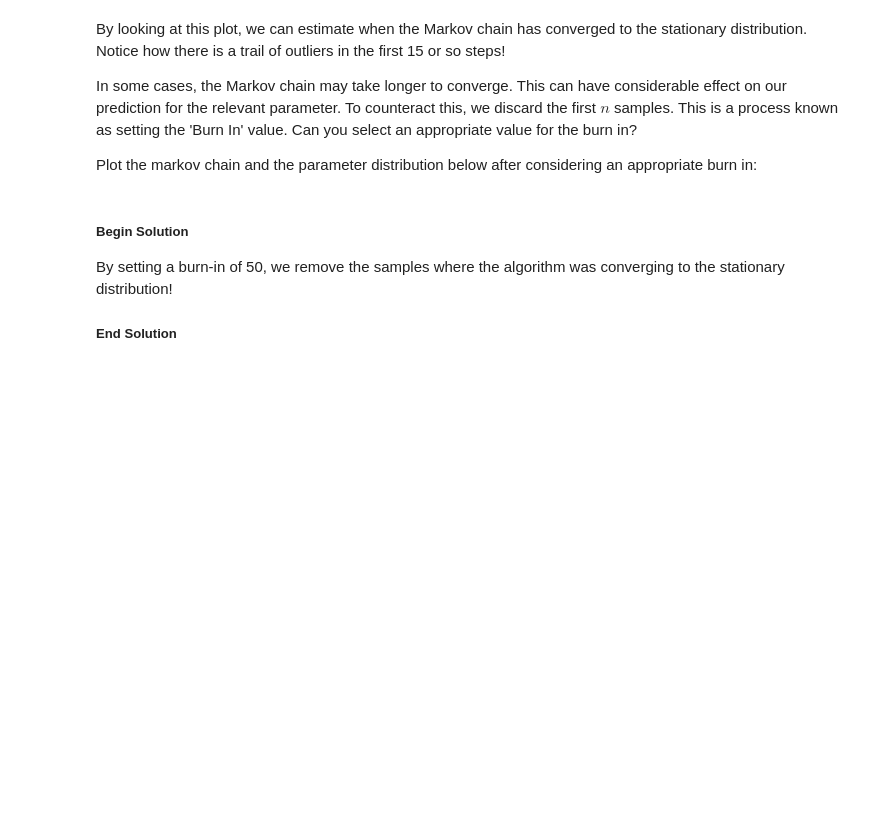
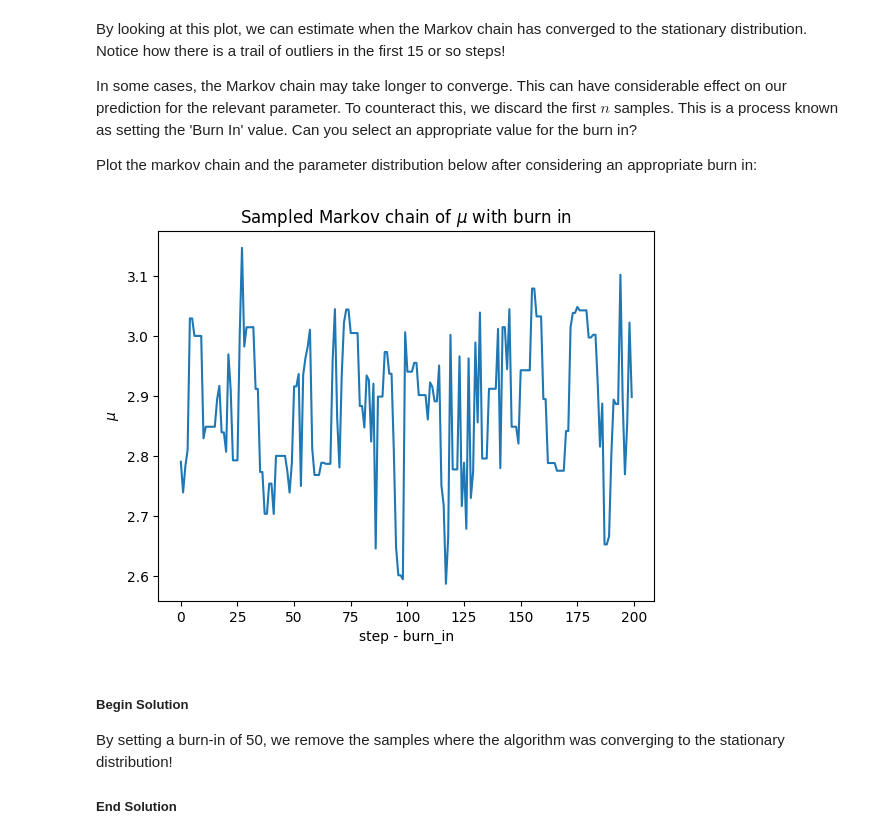
Before and after one commit to maalvarezl/COMP64101-Reasoning-and-Learning-under-Uncertainty-Module, a Jupyter notebook: Labs/Lab 2 - Statistical Inference.ipynb, the cells around one changed output. Cells and saved outputs as stored; diff of their text form; code cells hidden in the pictures; blank space fills up the shorter version.

```diff
--- a/Labs/Lab 2 - Statistical Inference.ipynb
+++ b/Labs/Lab 2 - Statistical Inference.ipynb
@@ -357,15 +366,17 @@ plt.show()
 # %%
 # Begin Solution:
-burn_in = 50
+burn_in =
 
 # Plot the markov chain
 plt.plot(samples[burn_in:250])
 plt.title('Sampled Markov chain of $\mu$ with burn in')
 plt.xlabel('step - burn_in')
 plt.ylabel('$\mu$')
 plt.show()
 
 # End Solution
+# %% [output]
+[figure, added]
 # %% [markdown]
 ##### Begin Solution
 By setting a burn-in of 50, we remove the samples where the algorithm was converging to the stationary distribution!
```
Also changed, not shown: parts of 11 cells of this notebook.
